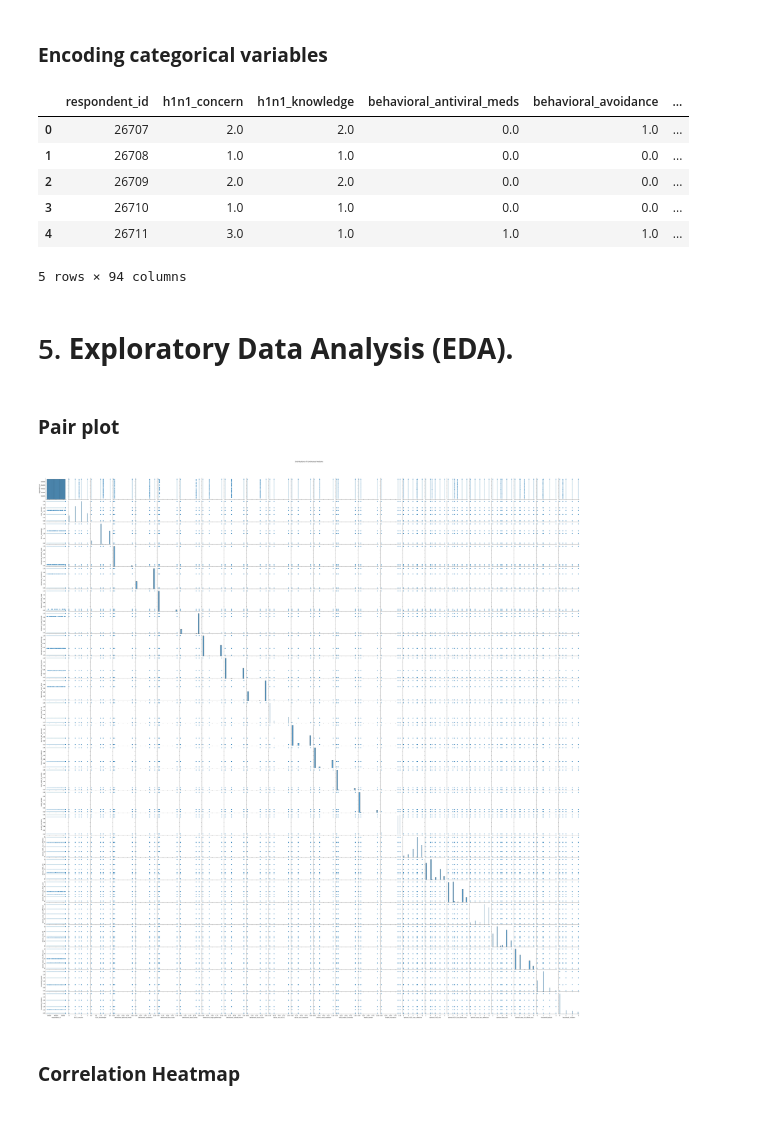
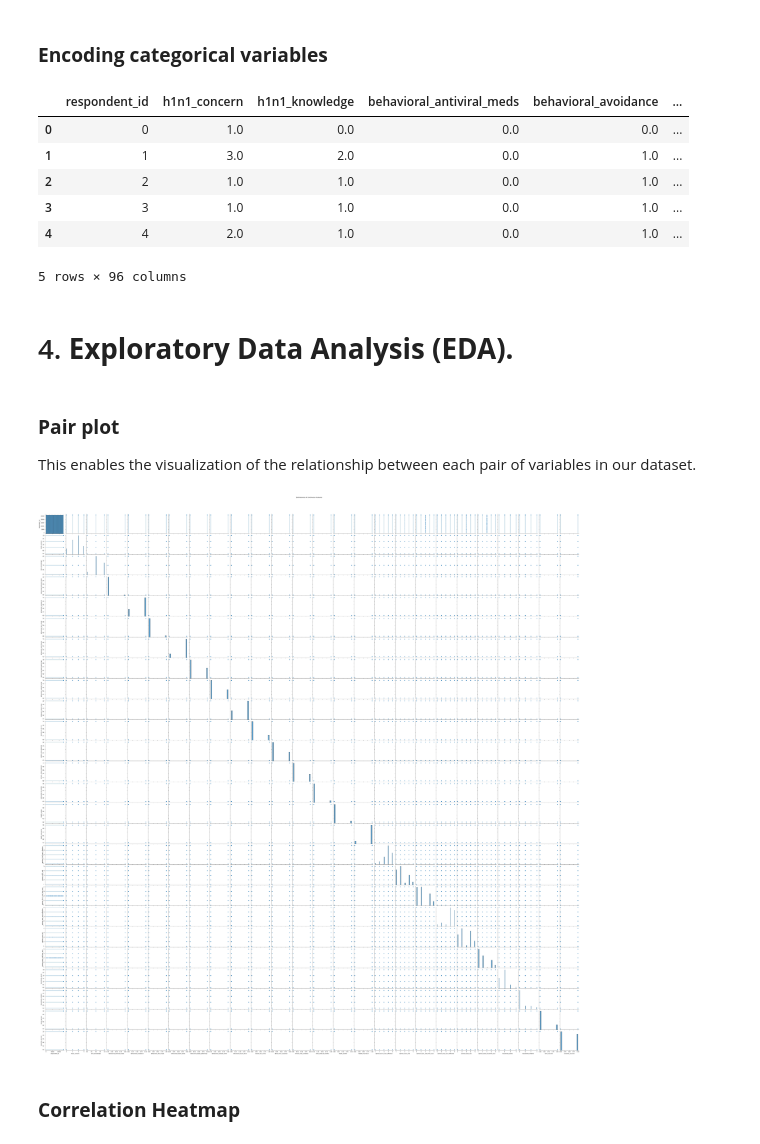
Before and after one commit to PETERNJUGU4/Njugu_Phase_3_Project, a Jupyter notebook: index.ipynb, the cells around one changed output. Cells and saved outputs as stored; diff of their text form; code cells hidden in the pictures.

```diff
--- a/index.ipynb
+++ b/index.ipynb
@@ -266,6 +264,6 @@ missing_data
 # %%
 # filling null values with mean
-df_test_set = df_test_set.fillna(df_test_set.mean())
+df = df.fillna(df_test_set.mean())
 df_test_set.head()
 # %% [output]
 |  | respondent_id | h1n1_concern | h1n1_knowledge | behavioral_antiviral_meds | behavioral_avoidance | ... |
@@ -279,31 +277,33 @@ df_test_set.head()
 ### **Encoding categorical variables**
 # %%
 # Identify categorical columns
-categorical_cols = df_test_set.select_dtypes(include=['object']).columns
+categorical_cols = df.select_dtypes(include=['object']).columns
 
 # Perform one-hot encoding on categorical columns
-data_encoded = pd.get_dummies(df_test_set, columns=categorical_cols, drop_first=True)
+data_encoded = pd.get_dummies(df, columns=categorical_cols, drop_first=True)
 
 # Display the first 10 rows of the transformed data
 data_encoded.head()
 # %% [output]
 |  | respondent_id | h1n1_concern | h1n1_knowledge | behavioral_antiviral_meds | behavioral_avoidance | ... |
-| 0 | 26707 | 2.0 | 2.0 | 0.0 | 1.0 | ... |
-| 1 | 26708 | 1.0 | 1.0 | 0.0 | 0.0 | ... |
-| 2 | 26709 | 2.0 | 2.0 | 0.0 | 0.0 | ... |
-| 3 | 26710 | 1.0 | 1.0 | 0.0 | 0.0 | ... |
-| 4 | 26711 | 3.0 | 1.0 | 1.0 | 1.0 | ... |
+| 0 | 0 | 1.0 | 0.0 | 0.0 | 0.0 | ... |
+| 1 | 1 | 3.0 | 2.0 | 0.0 | 1.0 | ... |
+| 2 | 2 | 1.0 | 1.0 | 0.0 | 1.0 | ... |
+| 3 | 3 | 1.0 | 1.0 | 0.0 | 1.0 | ... |
+| 4 | 4 | 2.0 | 1.0 | 0.0 | 1.0 | ... |
-5 rows × 94 columns
+5 rows × 96 columns
 # %% [markdown]
-# 5. **Exploratory Data Analysis (EDA).**
+# 4. **Exploratory Data Analysis (EDA).**
-# %% [markdown]
-### **Pair plot**
+# %% [markdown]
+### **Pair plot**
+
+This enables the visualization of the relationship between each pair of variables in our dataset.
 # %%
-sns.pairplot(df_test_set)
+sns.pairplot(df)
 plt.suptitle('Distributions of Continuous Features', y=1.02)
 plt.show()
 # %% [output]
-[figure, old version]
+[figure, new version]
 # %% [markdown]
 ### **Correlation Heatmap**
 # %%
```
Also changed, not shown: parts of 20 cells of this notebook.
